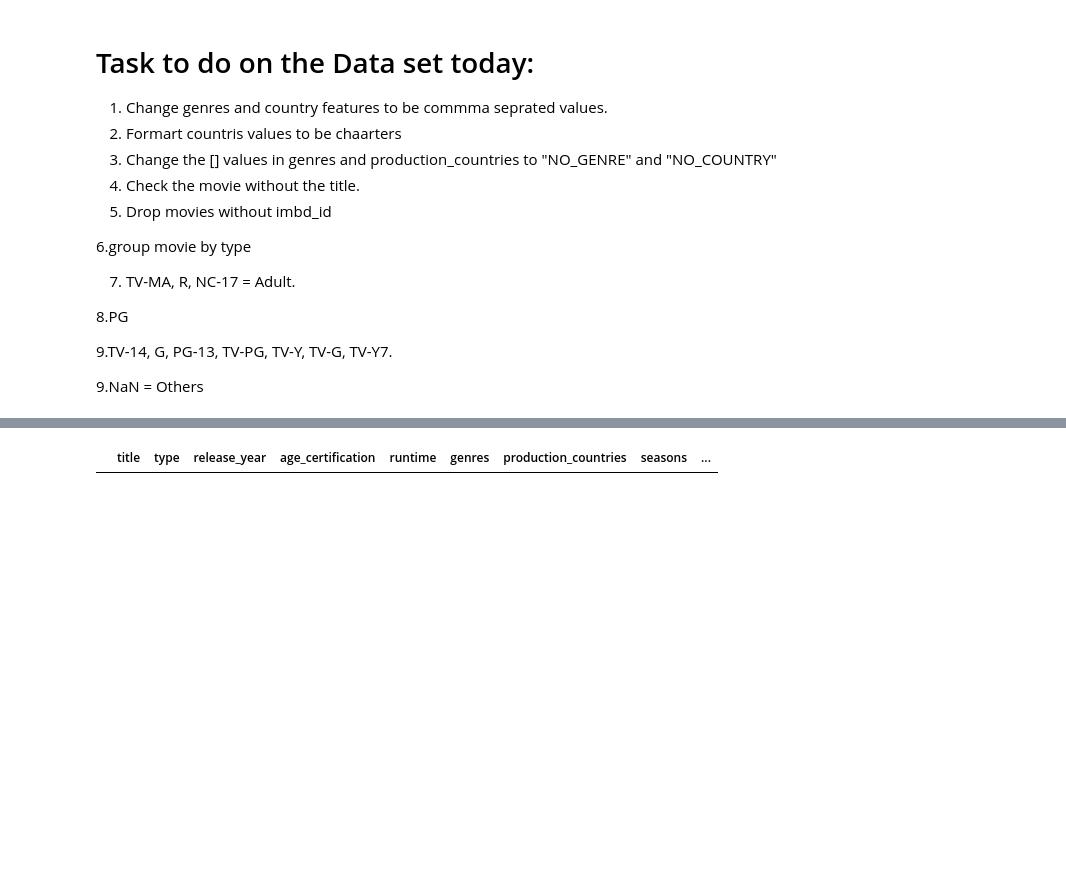
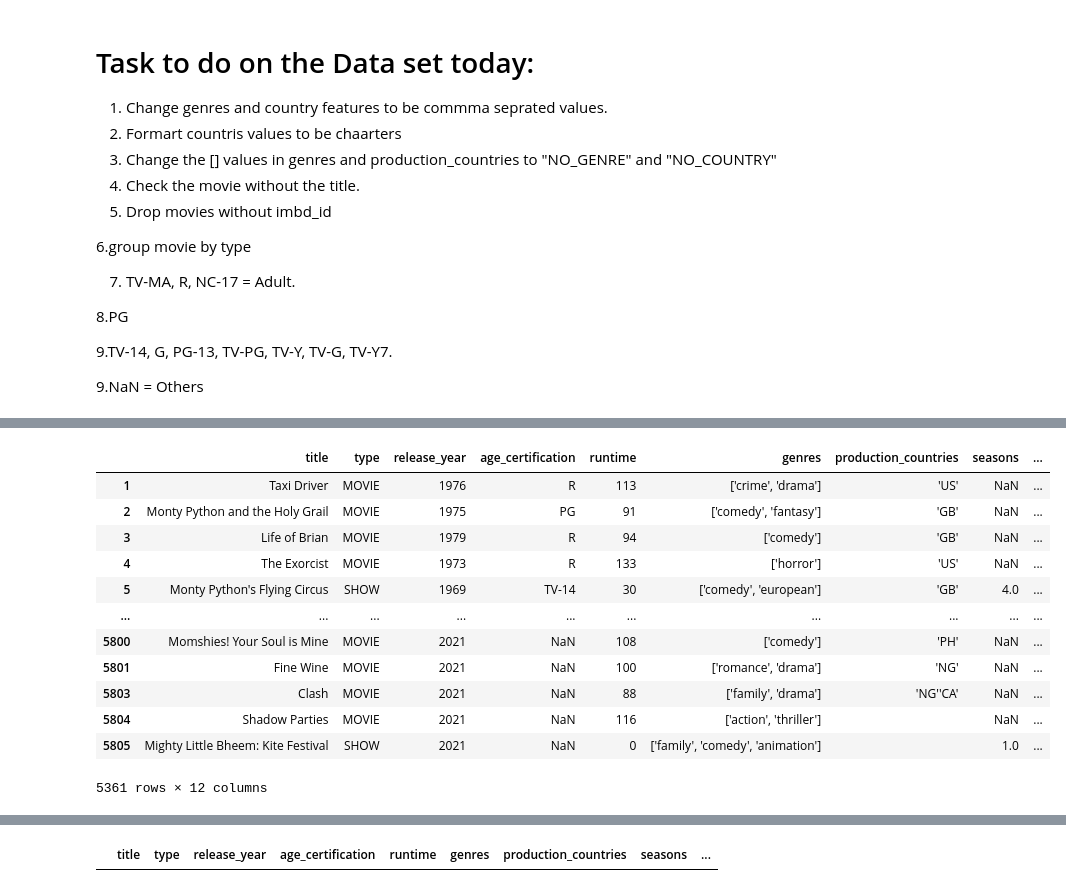
Before and after one commit to Nahsc0/Netflix_Movie_Analysis, a Jupyter notebook: Netflix Project.ipynb, the cells around one changed output, grey strips where cells are left out. Saved outputs shown, nothing was run; the diff lists cells and outputs as text; code cells hidden in the pictures; blank space fills up the shorter version.

```diff
--- a/Netflix Project.ipynb
+++ b/Netflix Project.ipynb
@@ -185,3 +207,19 @@ def clean_list(input_list):
    return input_list.strip("[]").replace("''", "").replace(", ", "")
 
 df['production_countries'] = df['production_countries'].apply(clean_list)
+# %%
+df
+# %% [output]
+|  | title | type | release_year | age_certification | runtime | genres | production_countries | seasons | ... |
+| 1 | Taxi Driver | MOVIE | 1976 | R | 113 | ['crime', 'drama'] | 'US' | NaN | ... |
+| 2 | Monty Python and the Holy Grail | MOVIE | 1975 | PG | 91 | ['comedy', 'fantasy'] | 'GB' | NaN | ... |
+| 3 | Life of Brian | MOVIE | 1979 | R | 94 | ['comedy'] | 'GB' | NaN | ... |
+| 4 | The Exorcist | MOVIE | 1973 | R | 133 | ['horror'] | 'US' | NaN | ... |
+| 5 | Monty Python's Flying Circus | SHOW | 1969 | TV-14 | 30 | ['comedy', 'european'] | 'GB' | 4.0 | ... |
+| ... | ... | ... | ... | ... | ... | ... | ... | ... | ... |
+| 5800 | Momshies! Your Soul is Mine | MOVIE | 2021 | NaN | 108 | ['comedy'] | 'PH' | NaN | ... |
+| 5801 | Fine Wine | MOVIE | 2021 | NaN | 100 | ['romance', 'drama'] | 'NG' | NaN | ... |
+| 5803 | Clash | MOVIE | 2021 | NaN | 88 | ['family', 'drama'] | 'NG''CA' | NaN | ... |
+| 5804 | Shadow Parties | MOVIE | 2021 | NaN | 116 | ['action', 'thriller'] |  | NaN | ... |
+| 5805 | Mighty Little Bheem: Kite Festival | SHOW | 2021 | NaN | 0 | ['family', 'comedy', 'animation'] |  | 1.0 | ... |
+5361 rows × 12 columns
```
Also changed, not shown: parts of 35 cells of this notebook.
